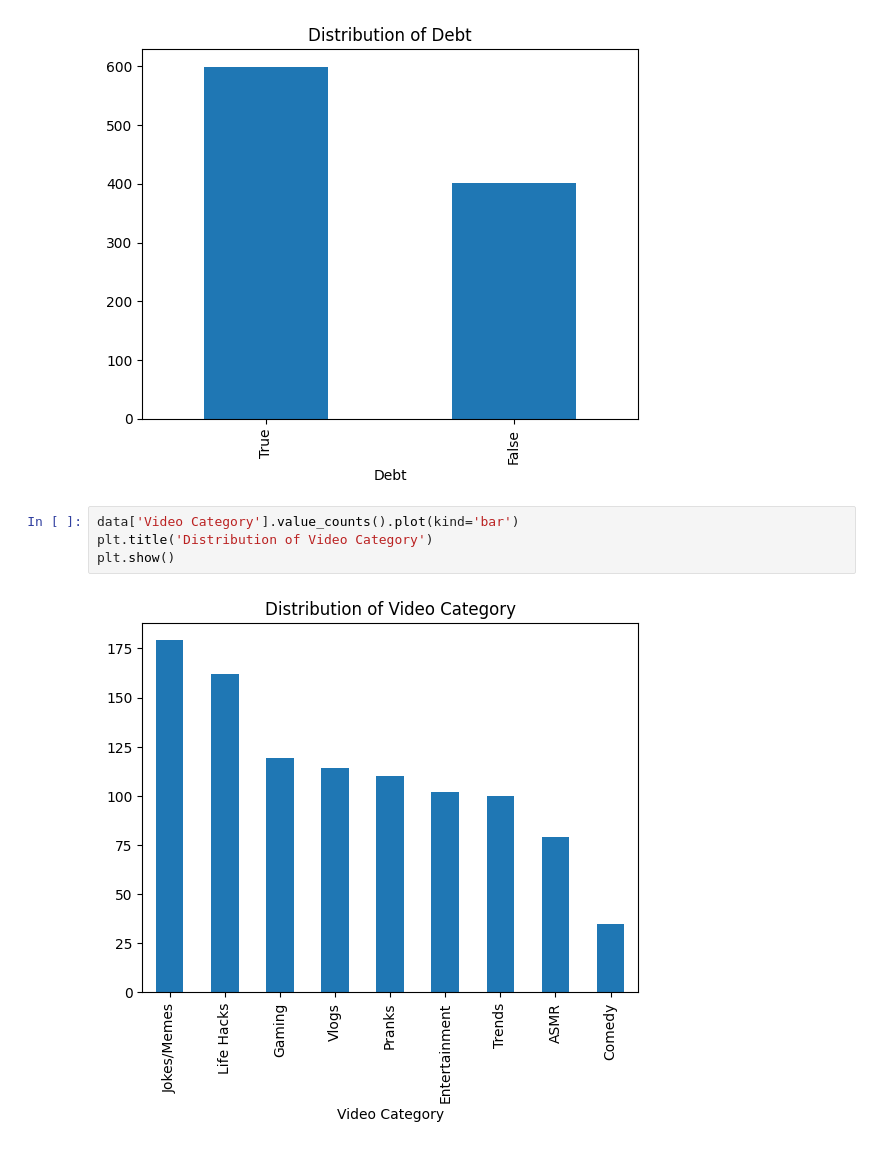
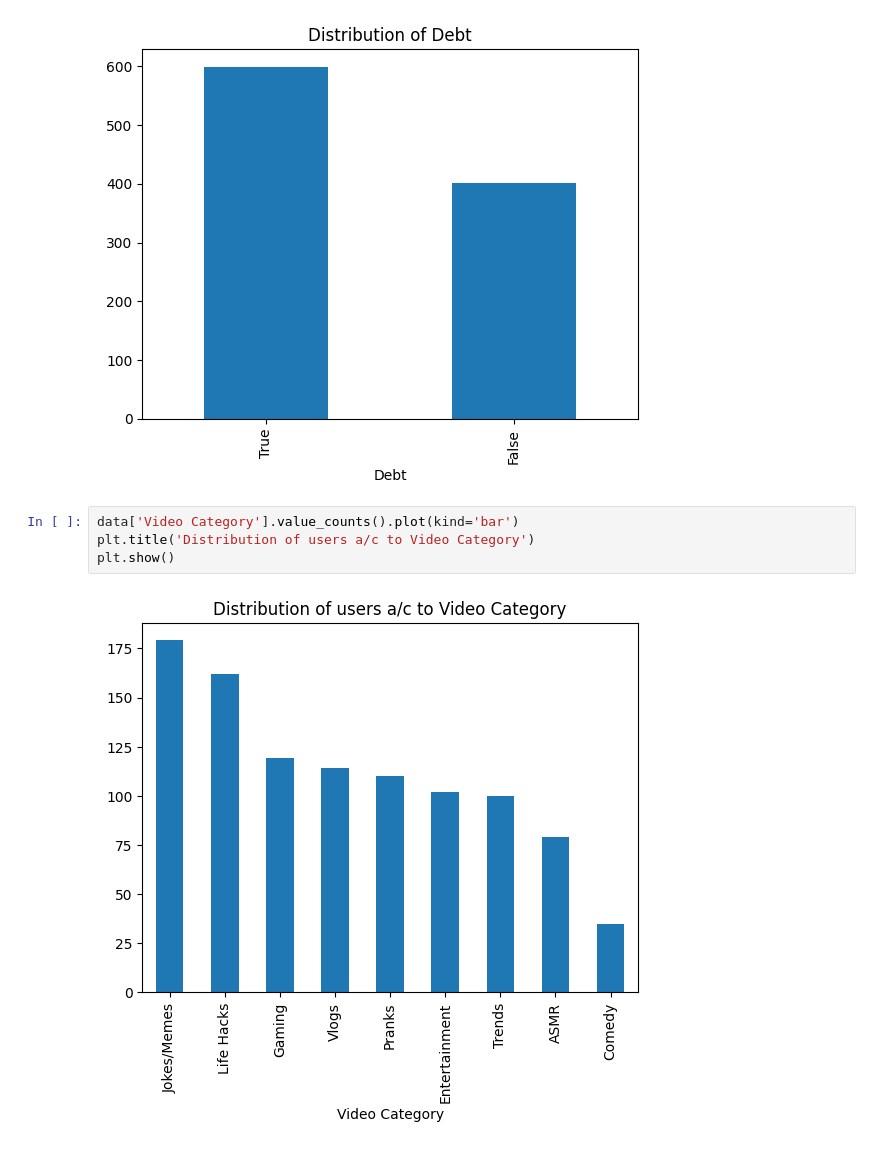
Before and after one commit to ankitg-02/Social-Media, a Jupyter notebook: Social__Media.ipynb, the cells around one changed output. Drawn from its saved outputs; the diff is of its cells as text.

```diff
--- a/Social__Media.ipynb
+++ b/Social__Media.ipynb
@@ -129,7 +129,7 @@ plt.show()
 [figure]
 # %%
 data['Video Category'].value_counts().plot(kind='bar')
-plt.title('Distribution of Video Category')
+plt.title('Distribution of users a/c to Video Category')
 plt.show()
 # %% [output]
-[figure, old version]
+[figure, new version]
```
Also changed, not shown: parts of 3 cells of this notebook.
